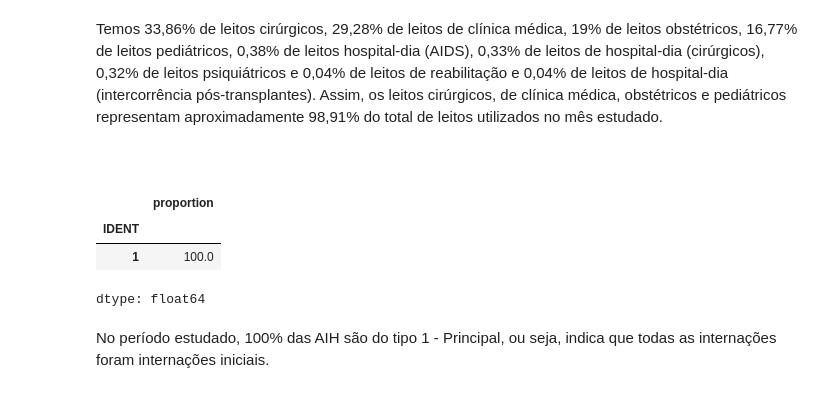
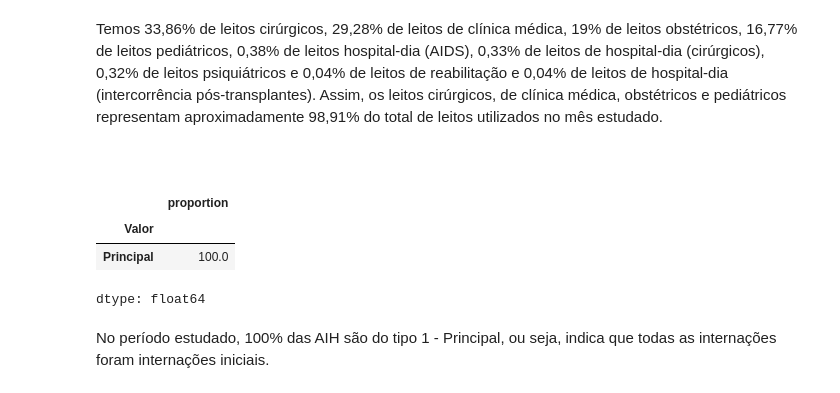
Before and after one commit to lucasmeirellesmachado/CDIA-Estatistica_II, a Jupyter notebook: Atividade_Avaliativa_Semana_de_Imersao.ipynb, the cells around one changed output. Cells and saved outputs as stored; diff of their text form; code cells hidden in the pictures.

```diff
--- a/Atividade_Avaliativa_Semana_de_Imersao.ipynb
+++ b/Atividade_Avaliativa_Semana_de_Imersao.ipynb
@@ -70,4 +88,4 @@ memory usage: 1.0+ GB
 # %%
 # Filtrar base para obter os dados do município de Manaus
 
-SIH_filt = SIH_completo[SIH_completo['MUNIC_RES'] == 130260]
+SIH_MANAUS = SIH_completo[SIH_completo['MUNIC_RES'] == 130260]
@@ -167,0 +205,10 @@ SIH_final = SIH_final.fillna ({'DIAGSEC1': '',
+# %%
+# Verificamos que as colunas de diagnóstico secundário 4 a 9 estão vazias.
+# Assim, iremos inferir que os mesmos significam que o usuário não possui esses diagnósticos e, assim, iremos excluir essas colunas também.
+
+SIH_diag = SIH_MANAUS.drop(columns=['DIAGSEC4',
+                                    'DIAGSEC5',
+                                    'DIAGSEC6',
+                                    'DIAGSEC7',
+                                    'DIAGSEC8',
+                                    'DIAGSEC9'])
@@ -168 +231,11 @@ SIH_final = SIH_final.fillna ({'DIAGSEC1': '',
+# %%
+# Constatamos que há valores diferentes de zero nas colunas de tipo de diagnóstico secundário 1, 2 e 3.
+# Portanto, iremos excluir as colunas de tipo de diagnóstico secundário de número 4 a 9.
+
+SIH_FINAL = SIH_diag.drop(columns=['TPDISEC4',
+                                   'TPDISEC5',
+                                   'TPDISEC6',
+                                   'TPDISEC7',
+                                   'TPDISEC8',
+                                   'TPDISEC9'])
 # %%
@@ -187,0 +261,6 @@ memory usage: 7.0+ MB
+# %%
+# Por fim, iremos susbtituir os valores nulos nas colunas de diagnóstico secundário por células vazias
+
+SIH_FINAL = SIH_FINAL.fillna ({'DIAGSEC1': '',
+                               'DIAGSEC2': '',
+                               'DIAGSEC3': ''})
@@ -244,11 +361,14 @@ Temos 33,86% de leitos cirúrgicos, 29,28% de leitos de clínica médica, 19% de
 # %%
 # Verificando a proporção de identificação de AIH
 
-SIH_final['IDENT'].value_counts(normalize=True)*100
+# Concatenar os códigos da identificação da internação com o nome das identificações dadas pela planilha de Convenções SIH
+SIH_concat_ident = pd.merge(SIH_FINAL, conv_ident, on='IDENT')
+
+SIH_concat_ident['Valor'].value_counts(normalize=True)*100
 # %% [output]
 |  | proportion |
-| IDENT |  |
-| 1 | 100.0 |
+| Valor |  |
+| Principal | 100.0 |
 dtype: float64
 # %% [markdown]
 No período estudado, 100% das AIH são do tipo 1 - Principal, ou seja, indica que todas as internações foram internações iniciais.
```
Also changed, not shown: parts of 57 cells of this notebook.
